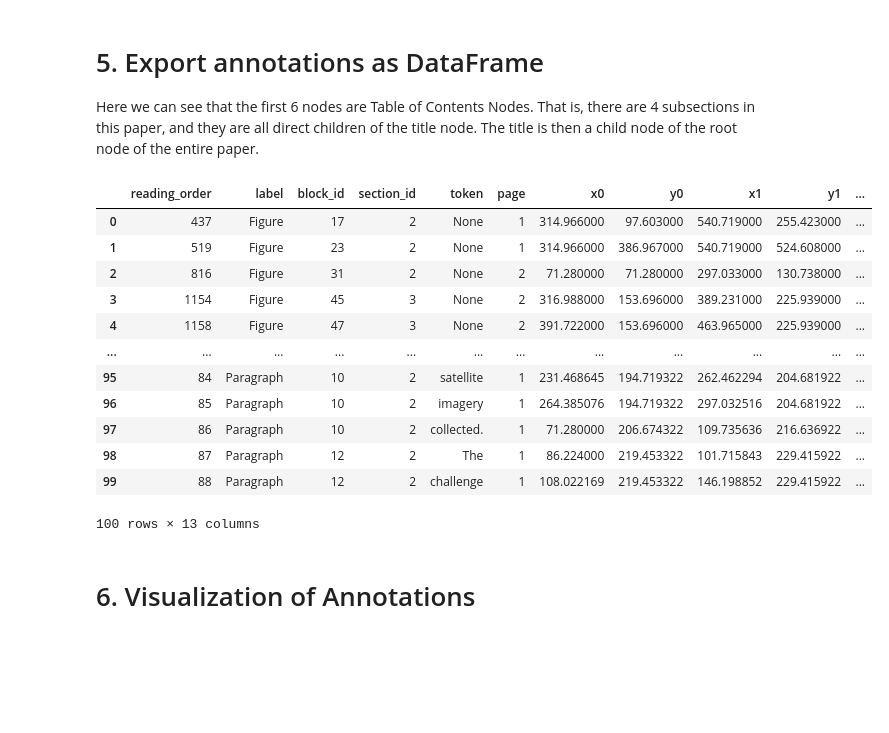
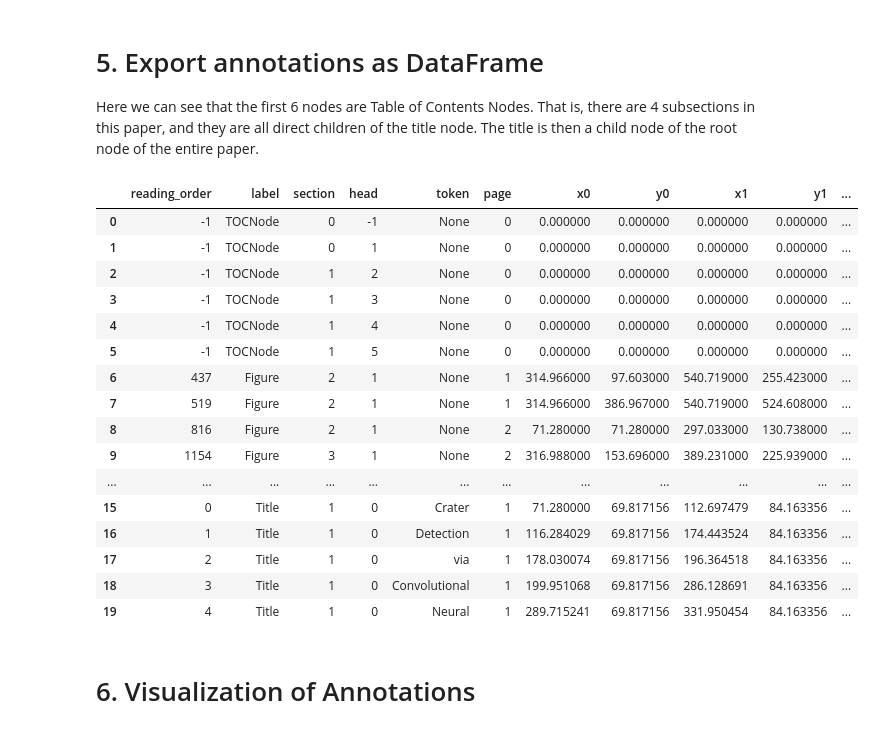
Before and after one commit to InsightsNet/texannotate, a Jupyter notebook: doc/example.ipynb, the cells around one changed output. Saved outputs shown, nothing was run; the diff lists cells and outputs as text; code cells hidden in the pictures; blank space fills up the shorter version.

```diff
--- a/doc/example.ipynb
+++ b/doc/example.ipynb
@@ -132,25 +120,27 @@ The title is then a child node of the root node of the entire paper.
 # %%
 
 from pdfextract.export_annotation import export_annotation
 
-df_toc, df = export_annotation(shapes, tokens, color_dict)
-df.to_csv('text.csv',sep='\t')
-df_toc.to_csv('toc.csv',sep='\t')
-df.head(100)
+df = export_annotation(shapes, tokens, color_dict)
+df.head(20)
 # %% [output]
-|  | reading_order | label | block_id | section_id | token | page | x0 | y0 | x1 | y1 | ... |
-| 0 | 437 | Figure | 17 | 2 | None | 1 | 314.966000 | 97.603000 | 540.719000 | 255.423000 | ... |
-| 1 | 519 | Figure | 23 | 2 | None | 1 | 314.966000 | 386.967000 | 540.719000 | 524.608000 | ... |
-| 2 | 816 | Figure | 31 | 2 | None | 2 | 71.280000 | 71.280000 | 297.033000 | 130.738000 | ... |
-| 3 | 1154 | Figure | 45 | 3 | None | 2 | 316.988000 | 153.696000 | 389.231000 | 225.939000 | ... |
-| 4 | 1158 | Figure | 47 | 3 | None | 2 | 391.722000 | 153.696000 | 463.965000 | 225.939000 | ... |
+|  | reading_order | label | section | head | token | page | x0 | y0 | x1 | y1 | ... |
+| 0 | -1 | TOCNode | 0 | -1 | None | 0 | 0.000000 | 0.000000 | 0.000000 | 0.000000 | ... |
+| 1 | -1 | TOCNode | 0 | 1 | None | 0 | 0.000000 | 0.000000 | 0.000000 | 0.000000 | ... |
+| 2 | -1 | TOCNode | 1 | 2 | None | 0 | 0.000000 | 0.000000 | 0.000000 | 0.000000 | ... |
+| 3 | -1 | TOCNode | 1 | 3 | None | 0 | 0.000000 | 0.000000 | 0.000000 | 0.000000 | ... |
+| 4 | -1 | TOCNode | 1 | 4 | None | 0 | 0.000000 | 0.000000 | 0.000000 | 0.000000 | ... |
+| 5 | -1 | TOCNode | 1 | 5 | None | 0 | 0.000000 | 0.000000 | 0.000000 | 0.000000 | ... |
+| 6 | 437 | Figure | 2 | 1 | None | 1 | 314.966000 | 97.603000 | 540.719000 | 255.423000 | ... |
+| 7 | 519 | Figure | 2 | 1 | None | 1 | 314.966000 | 386.967000 | 540.719000 | 524.608000 | ... |
+| 8 | 816 | Figure | 2 | 1 | None | 2 | 71.280000 | 71.280000 | 297.033000 | 130.738000 | ... |
+| 9 | 1154 | Figure | 3 | 1 | None | 2 | 316.988000 | 153.696000 | 389.231000 | 225.939000 | ... |
 | ... | ... | ... | ... | ... | ... | ... | ... | ... | ... | ... | ... |
-| 95 | 84 | Paragraph | 10 | 2 | satellite | 1 | 231.468645 | 194.719322 | 262.462294 | 204.681922 | ... |
-| 96 | 85 | Paragraph | 10 | 2 | imagery | 1 | 264.385076 | 194.719322 | 297.032516 | 204.681922 | ... |
-| 97 | 86 | Paragraph | 10 | 2 | collected. | 1 | 71.280000 | 206.674322 | 109.735636 | 216.636922 | ... |
-| 98 | 87 | Paragraph | 12 | 2 | The | 1 | 86.224000 | 219.453322 | 101.715843 | 229.415922 | ... |
-| 99 | 88 | Paragraph | 12 | 2 | challenge | 1 | 108.022169 | 219.453322 | 146.198852 | 229.415922 | ... |
+| 15 | 0 | Title | 1 | 0 | Crater | 1 | 71.280000 | 69.817156 | 112.697479 | 84.163356 | ... |
+| 16 | 1 | Title | 1 | 0 | Detection | 1 | 116.284029 | 69.817156 | 174.443524 | 84.163356 | ... |
+| 17 | 2 | Title | 1 | 0 | via | 1 | 178.030074 | 69.817156 | 196.364518 | 84.163356 | ... |
+| 18 | 3 | Title | 1 | 0 | Convolutional | 1 | 199.951068 | 69.817156 | 286.128691 | 84.163356 | ... |
+| 19 | 4 | Title | 1 | 0 | Neural | 1 | 289.715241 | 69.817156 | 331.950454 | 84.163356 | ... |
-100 rows × 13 columns
 # %% [markdown]
 # 6. Visualization of Annotations
 # %%
```
Also changed, not shown: parts of 6 cells of this notebook, 21 other files.
